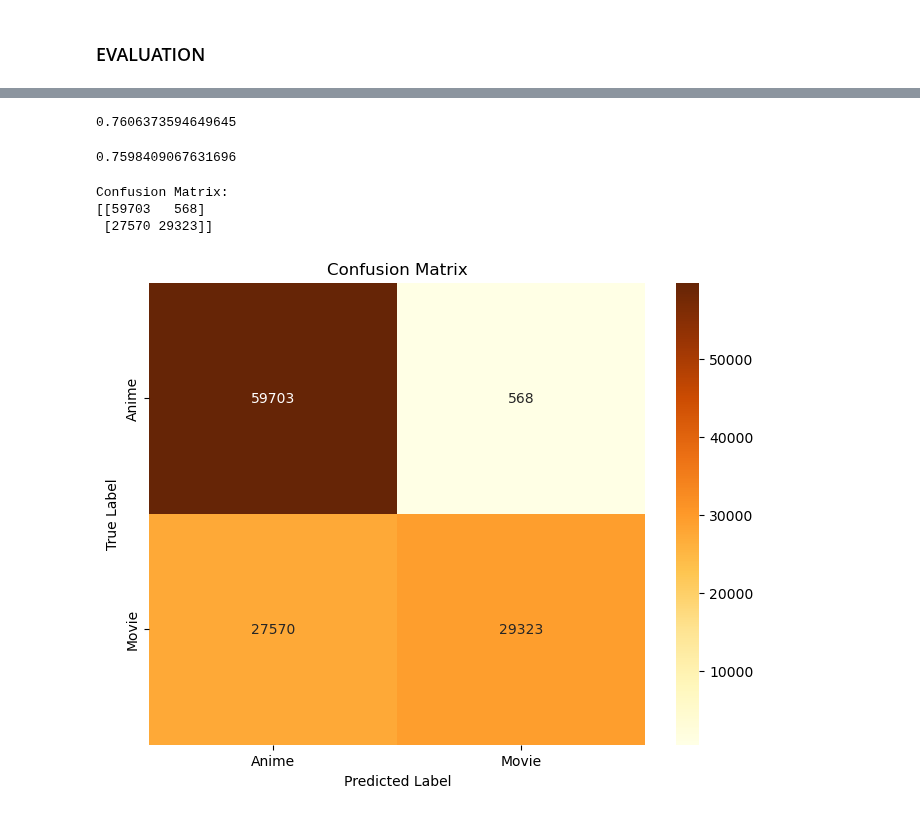
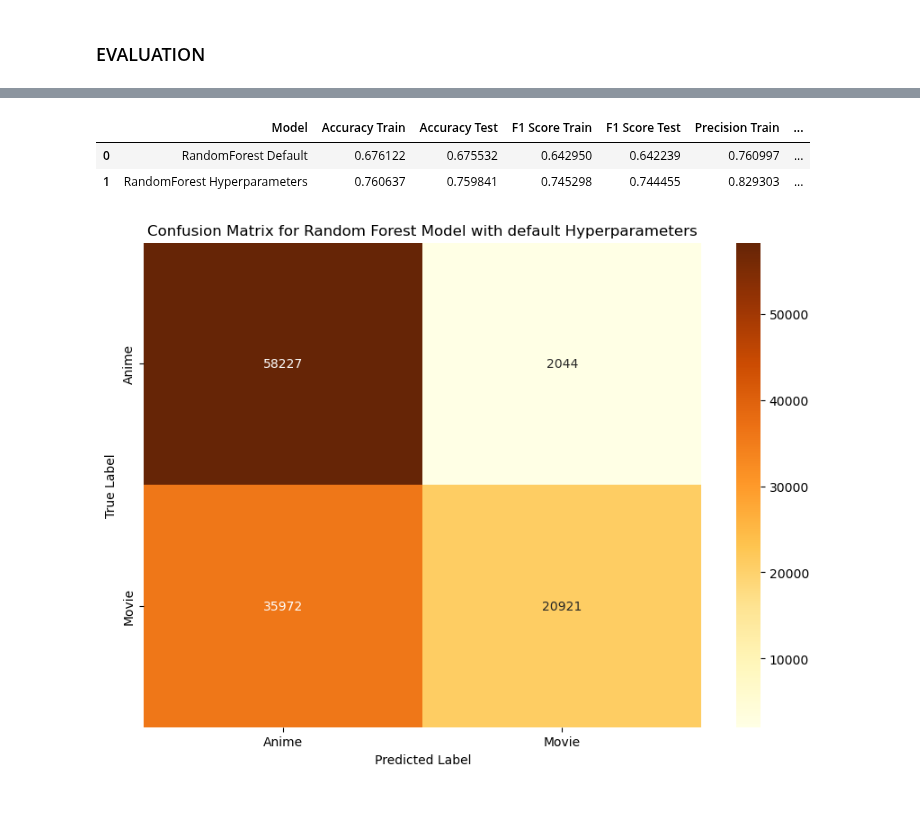
Before and after one commit to Sangeetha-238/BigData_Reddit_Analysis, a Jupyter notebook: code/ml/project_ml.ipynb, the cells around one changed output, grey strips where cells are left out. Saved outputs shown, nothing was run; the diff lists cells and outputs as text; code cells hidden in the pictures.

Commit message:
Model 1 Visualizations done

```diff
--- a/code/ml/project_ml.ipynb
+++ b/code/ml/project_ml.ipynb
@@ -621,2 +722,3 @@ transformed_train = spark.read.parquet("s3a://project-group34/project/submission
 # %%
-transformed_test = spark.read.parquet("s3a://project-group34/project/submissions/RandomForest/numTrees=100_maxDepth=10_maxBins=64/test_pred/")
+transformed_test_RF = spark.read.parquet("s3a://project-group34/project/submissions/RandomForest/default/test_pred/")
+transformed_test_RF_withHyperparams = spark.read.parquet("s3a://project-group34/project/submissions/RandomForest/numTrees=100_maxDepth=10_maxBins=64/test_pred/")
@@ -631,4 +730,0 @@ accuracy = evaluator.evaluate(transformed_train)
-# %%
-accuracy
-# %% [output]
-0.7606373594649645
@@ -638,4 +731,23 @@ accuracy = evaluator.evaluate(transformed_test)
 # %%
-accuracy
+from pyspark.ml.evaluation import MulticlassClassificationEvaluator
+import pandas as pd
+
+# Already defined in your script
+# evaluator = MulticlassClassificationEvaluator(labelCol="subreddit_ix", predictionCol="prediction")
+
+# Function to calculate metrics
+def compute_metrics(dataset, label_col, prediction_col):
+    evaluator = MulticlassClassificationEvaluator(labelCol=label_col, predictionCol=prediction_col)
+    accuracy = evaluator.evaluate(dataset, {evaluator.metricName: "accuracy"})
+    f1 = evaluator.evaluate(dataset, {evaluator.metricName: "f1"})
+    precision = evaluator.evaluate(dataset, {evaluator.metricName: "weightedPrecision"})
+    recall = evaluator.evaluate(dataset, {evaluator.metricName: "weightedRecall"})
+    return accuracy, f1, precision, recall
+
+# Calculate metrics for the default model
+accuracy_RF_train, f1_RF_train, precision_RF_train, recall_RF_train = compute_metrics(transformed_train_RF, "subreddit_ix", "prediction")
+accuracy_RF_test, f1_RF_test, precision_RF_test, recall_RF_test = compute_metrics(transformed_test_RF, "subreddit_ix", "prediction")
+
+# Calculate metrics for the model with hyperparameters
+accuracy_RF_hp_train, f1_RF_hp_train, precision_RF_hp_train, recall_RF_hp_train = compute_metrics(transformed_train_RF_withHyperparams, "subreddit_ix", "prediction")
+accuracy_RF_hp_test, f1_RF_hp_test, precision_RF_hp_test, recall_RF_hp_test = compute_metrics(transformed_test_RF_withHyperparams, "subreddit_ix", "prediction")
-# %% [output]
-0.7598409067631696
@@ -642,26 +769,31 @@ accuracy
+# %%
+metrics_df
+# %% [output]
+|  | Model | Accuracy Train | Accuracy Test | F1 Score Train | F1 Score Test | Precision Train | ... |
+| 0 | RandomForest Default | 0.676122 | 0.675532 | 0.642950 | 0.642239 | 0.760997 | ... |
+| 1 | RandomForest Hyperparameters | 0.760637 | 0.759841 | 0.745298 | 0.744455 | 0.829303 | ... |
 # %%
 from sklearn.metrics import confusion_matrix
 # %%
-y_pred = [row['prediction'] for row in transformed_test.select("prediction").collect()]
-y_orig = [row['subreddit_ix'] for row in transformed_test.select("subreddit_ix").collect()]
+y_pred_RF_test = [row['prediction'] for row in transformed_test_RF.select("prediction").collect()]
+y_orig_RF_test = [row['subreddit_ix'] for row in transformed_test_RF.select("subreddit_ix").collect()]
+y_pred_RF_hp_test = [row['prediction'] for row in transformed_test_RF_withHyperparams.select("prediction").collect()]
+y_orig_RF_hp_test = [row['subreddit_ix'] for row in transformed_test_RF_withHyperparams.select("subreddit_ix").collect()]
 # %%
-cm = confusion_matrix(y_orig, y_pred)
-print("Confusion Matrix:")
-print(cm)
+cm_RF = confusion_matrix(y_orig_RF_test, y_pred_RF_test)
+cm_RF_hp = confusion_matrix(y_orig_RF_hp_test, y_pred_RF_hp_test)
-# %% [output]
-Confusion Matrix:
-[[59703   568]
- [27570 29323]]
 # %%
 import matplotlib.pyplot as plt
 import seaborn as sns
 # %%
 # Plot using heatmap
-plt.figure(figsize=(8, 6))
-sns.heatmap(cm, annot=True, fmt="d", cmap=sns.color_palette("YlOrBr", as_cmap=True), yticklabels=["Anime", "Movie"], xticklabels=["Anime", "Movie"])
+
+plt.figure(figsize=(10, 7))
+sns.heatmap(cm_RF, annot=True, fmt="d", cmap=sns.color_palette("YlOrBr", as_cmap=True), yticklabels=["Anime", "Movie"], xticklabels=["Anime", "Movie"])
 plt.ylabel('True Label')
 plt.xlabel('Predicted Label')
-plt.title('Confusion Matrix')
+plt.title('Confusion Matrix for Random Forest Model with default Hyperparameters')
+plt.savefig("../../data/plots/Heatmap1_CM_Classification_Model1.png", dpi=300)
 plt.show()
 # %% [output]
-[figure, old version]
+[figure, new version]
```
Also changed, not shown: parts of 18 cells of this notebook, 5 other files.
